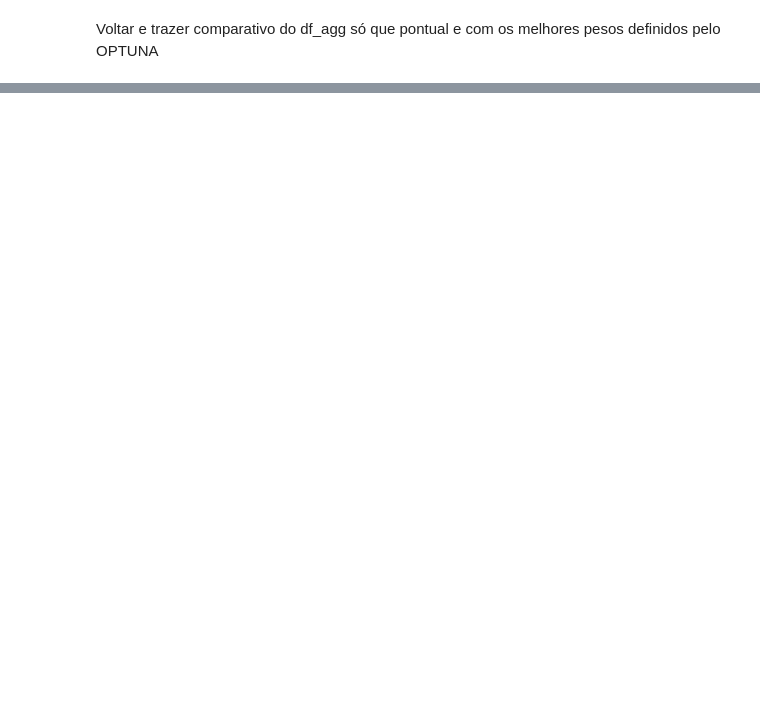
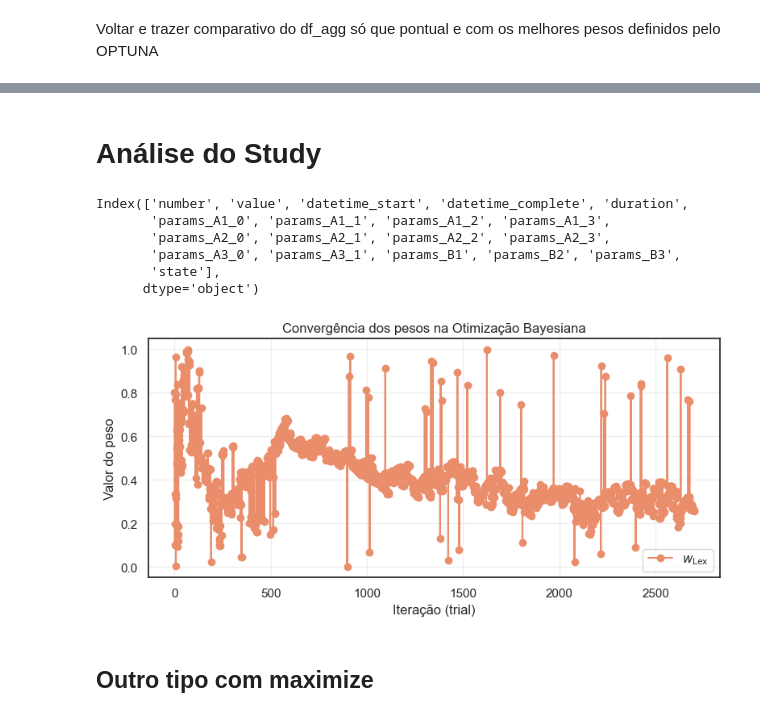
Before and after one commit to thiago-ouverney/pyAutoSummarizer, a Jupyter notebook: research/optimization.ipynb, the cells around one changed output, grey strips where cells are left out. Saved outputs shown, nothing was run; the diff lists cells and outputs as text; code cells hidden in the pictures; blank space fills up the shorter version.

Commit message:
add: optimization ntb
-- Gera df_reference final e otimiza parâmetros em dados separados para gerar métricas finais

```diff
--- a/research/optimization.ipynb
+++ b/research/optimization.ipynb
@@ -196,0 +548,36 @@ plt.show()
+# %% [markdown]
+# Análise do Study
+# %%
+df_study = study.trials_dataframe()
+# %%
+df_study.columns
+# %% [output]
+Index(['number', 'value', 'datetime_start', 'datetime_complete', 'duration',
+       'params_A1_0', 'params_A1_1', 'params_A1_2', 'params_A1_3',
+       'params_A2_0', 'params_A2_1', 'params_A2_2', 'params_A2_3',
+       'params_A3_0', 'params_A3_1', 'params_B1', 'params_B2', 'params_B3',
+       'state'],
+      dtype='object')
+# %%
+cols = ['params_B1', 'params_B2', 'params_B3']
+weights = df_study[cols].astype(float)
+weights.index = df_study["number"]
+# %%
+plt.figure(figsize=(8,4))
+# for col, label in zip(cols, ["$w_{\\text{Lex}}$", "$w_{\\text{Sem}}$", "$w_{\\text{Fact}}$"]):
+
+col = cols[0]
+label = "$w_{\\text{Lex}}$"
+plt.step(weights.index, weights[col], where="mid", marker="o", label=label)
+
+plt.xlabel("Iteração (trial)")
+plt.ylabel("Valor do peso")
+plt.title("Convergência dos pesos na Otimização Bayesiana")
+plt.legend()
+plt.grid(alpha=.3)
+plt.tight_layout()
+# plt.savefig("evolucao_pesos.pdf")   # ou .png
+# %% [output]
+[figure, added]
+# %% [markdown]
+## Outro tipo com maximize
```
Also changed, not shown: parts of 76 cells of this notebook.
